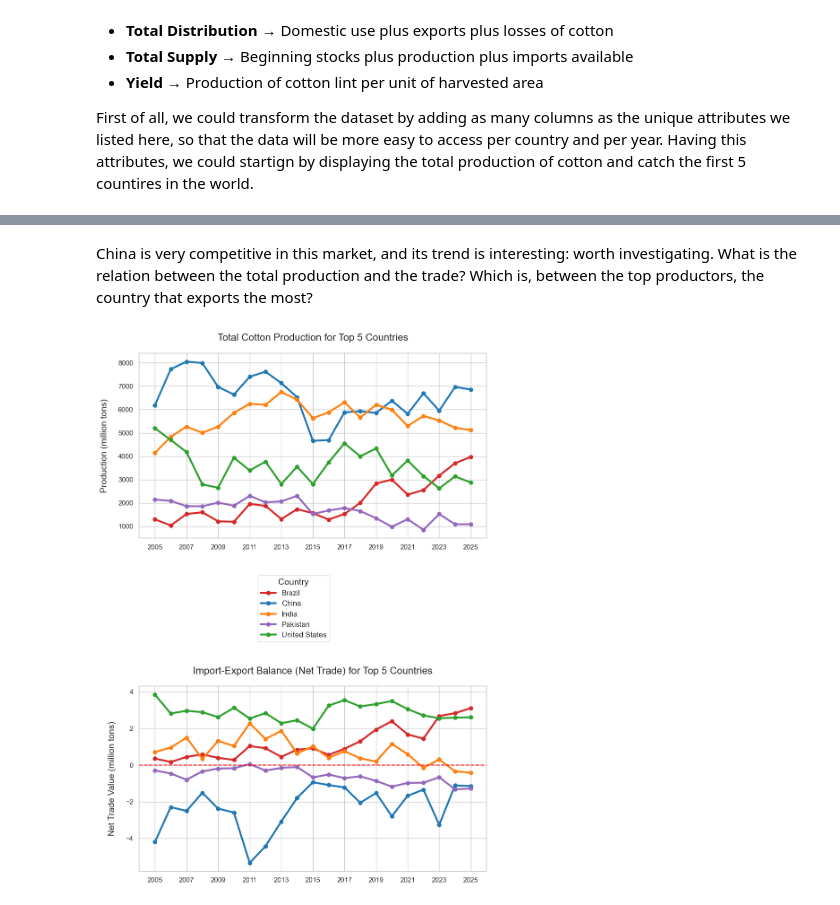
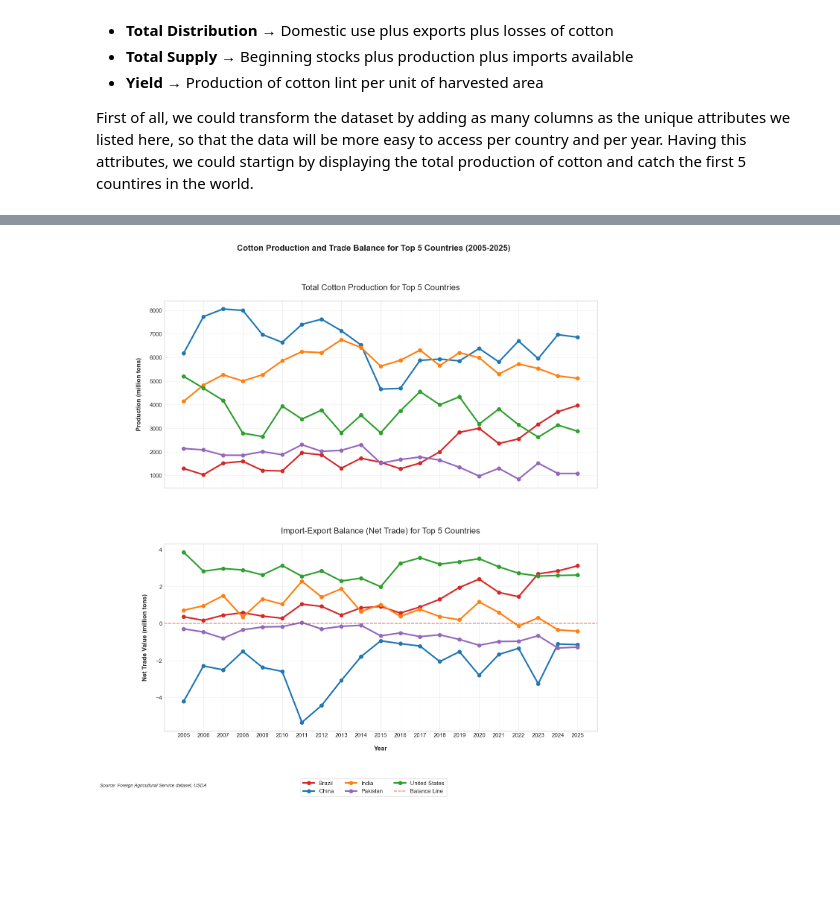
Before and after one commit to GorlemZ/sci-vis, a Jupyter notebook: production/CottonMarket.ipynb, the cells around one changed output, grey strips where cells are left out. Cells and saved outputs as stored; diff of their text form; code cells hidden in the pictures; blank space fills up the shorter version.

Commit message:
diving into China history market

```diff
--- a/production/CottonMarket.ipynb
+++ b/production/CottonMarket.ipynb
@@ -82,56 +41,90 @@ plt.show()
-# %% [markdown]
-China is very competitive in this market, and its trend is interesting: worth investigating. What is the relation between the total production and the trade? Which is, between the top productors, the country that exports the most?
 # %%
-df_top5 = pd.read_csv("top_5_prod_countires.csv")
+import matplotlib.pyplot as plt
+import matplotlib.cm as cm
+
+plt.style.use('seaborn-v0_8-whitegrid')
+fig, axes = plt.subplots(2, 1, figsize=(15, 15), sharex=True, gridspec_kw={'hspace': 0.3})
+
+pivoted_data['Area_Harvested_ha'] = pivoted_data['Area Harvested_Value'] * 1000 # now in ha
+pivoted_data['Loss_kg'] = pivoted_data['Loss_Value'].apply(lambda x: x * 218 if x > 0 else 0) # now in kg, avoiding negative corrections
+
+# Production_tot = (Yield × Area Harvested)-Loss in million tons
+pivoted_data['Production_tot'] = ((pivoted_data['Yield_Value'] * pivoted_data['Area_Harvested_ha']) - pivoted_data['Loss_kg'])/ 1_000_000
+top_countries = pivoted_data.groupby('Country_Name')['Production_tot'].sum().nlargest(5).index
+df_top5 = pivoted_data[pivoted_data['Country_Name'].isin(top_countries)].copy()
+
+# unique and accessible colors
+color_map = {country: color for country, color in zip(top_countries, cm.tab10.colors)}
+df_top5.to_csv('top_5_prod_countires.csv', index=False)
 
 # calculate net trade (Import-Export balance)
 df_top5.loc[:, 'Net_Trade'] = (df_top5['Exports_Value'] - df_top5['Imports_Value']).apply(lambda x: x * 218)/ 1_000_000
 
-fig, axes = plt.subplots(2, 1, figsize=(10, 15), sharex=True, gridspec_kw={'hspace': 0.8})
 
 # total Production for the top 5 countries
 axes[0].set_title('Total Cotton Production for Top 5 Countries', pad=20, fontsize=16)
 for country in df_top5['Country_Name'].unique():
     country_data = df_top5[df_top5['Country_Name'] == country]
     axes[0].plot(
         country_data['Market_Year'],
         country_data['Production_tot'],
         label=country,
         linewidth=3,
         marker='o',
+        markersize=7,
         color=color_map[country]
     )
-axes[0].set_ylabel('Production (million tons)', labelpad=15, fontsize=14)
-axes[0].set_xlabel('Year', labelpad=15, fontsize=14)
-axes[0].tick_params(labelbottom=True)
+axes[0].set_ylabel('Production (million tons)', fontsize=12, fontweight='bold', labelpad=15)
+axes[0].tick_params(axis='both', labelsize=11)
 
-axes[0].grid(True)
-
-# Net Trade for the same top 5 countries
+# total Net Trade for the same top 5 countries
 axes[1].set_title('Import-Export Balance (Net Trade) for Top 5 Countries', pad=20, fontsize=16)
 for country in df_top5['Country_Name'].unique():
     country_data = df_top5[df_top5['Country_Name'] == country]
     axes[1].plot(
         country_data['Market_Year'],
         country_data['Net_Trade'],
         linewidth=3,
         marker='o',
+        markersize=7,
         label=country,
         color=color_map[country]
     )
-axes[1].axhline(0, color='red', linestyle='--', label='Balance Line')
-axes[1].set_xlabel('Year', labelpad=15, fontsize=14)
-axes[1].set_ylabel('Net Trade Value (million tons)', labelpad=15, fontsize=14)
-axes[1].grid(True)
+axes[1].axhline(0, color='red', linestyle='--', alpha=0.6, linewidth=1.5, label='Balance Line')
+axes[1].set_xlabel('Year', fontsize=12, fontweight='bold', labelpad=15)
+axes[1].set_ylabel('Net Trade Value (million tons)', fontsize=12, fontweight='bold', labelpad=15)
+axes[1].tick_params(axis='both', labelsize=11)
 
 years = df_top5['Market_Year'].unique()
-axes[0].set_xticks(years[::2])
-axes[1].set_xticks(years[::2])
+axes[0].set_xticks(years)
+axes[1].set_xticks(years)
 
-# legend outside the panels
-handles, labels = axes[0].get_legend_handles_labels()
-fig.legend(handles, labels, loc='center', fontsize=12, title='Country', title_fontsize=14)
-plt.tight_layout(rect=[0, 0,2, 1.5])
+# adding both vertical and horizontal subtle grid
+axes[0].grid(True, axis='both', linestyle='-', linewidth=0.5, alpha=0.5)
+axes[1].grid(True, axis='both', linestyle='-', linewidth=0.5, alpha=0.5)
+
+plt.suptitle('Cotton Production and Trade Balance for Top 5 Countries (2005-2025)',
+             fontsize=16, y=0.98, fontweight='bold')
+
+# legend formatting
+lines = []
+labels = []
+for country in df_top5['Country_Name'].unique():
+    line, = axes[0].plot([], [], linewidth=3, marker='o', markersize=7, color=color_map[country], label=country)
+    lines.append(line)
+    labels.append(country)
+line, = axes[0].plot([], [], color='red', linestyle='--', alpha=0.6, linewidth=1.5, label='Balance Line')
+lines.append(line)
+labels.append('Balance Line')
+
+legend = fig.legend(lines, labels, loc='upper center', bbox_to_anchor=(0.5, 0.03),
+                    ncol=3, fontsize=11, frameon=True, framealpha=0.95,
+                    edgecolor='lightgray')
+
+fig.text(0.01, 0.01, "Source: Foreign Agricultural Service dataset, USDA",
+         fontsize=9, style='italic', ha='left')
+
+plt.tight_layout(rect=[0, 0.08, 1, 0.95])
 plt.show()
 # %% [output]
-[figure, old version]
+[figure, new version]
```
Also changed, not shown: parts of 4 cells of this notebook, 2 other files.
